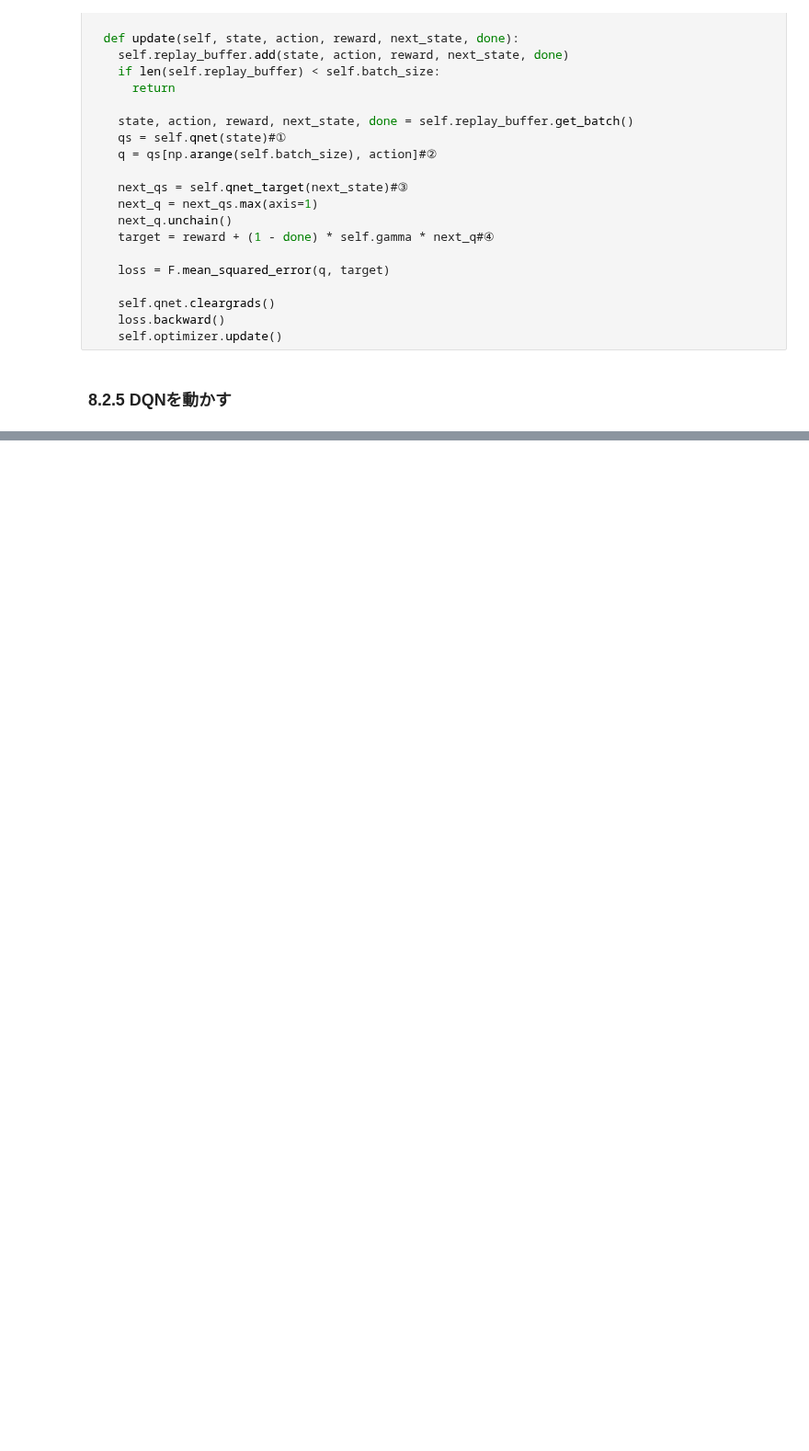
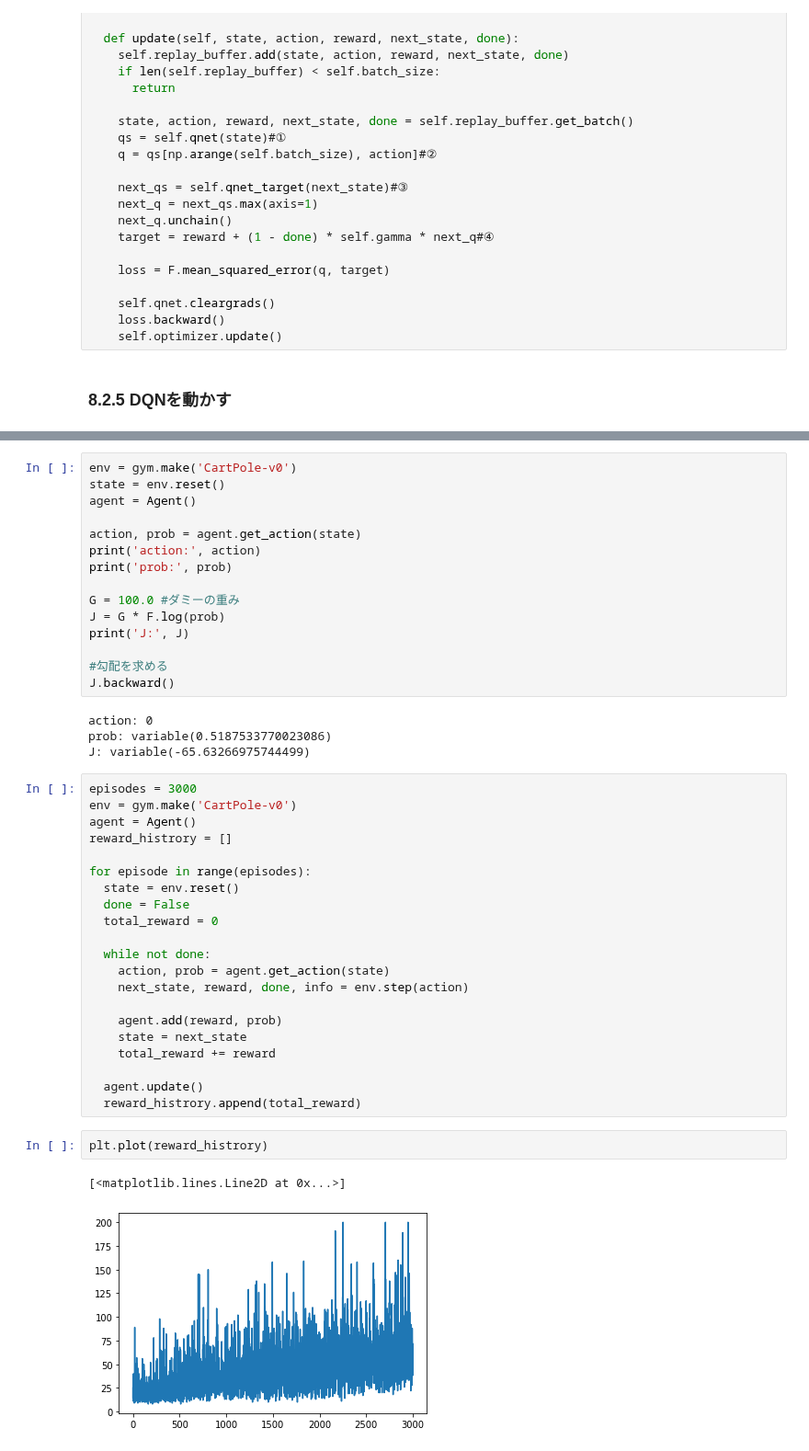
Before and after one commit to sota1111/DL_Zero, a Jupyter notebook: DL_Zero4_2.ipynb, the cells around one changed output, grey strips where cells are left out. Shown at 92% size. Drawn from its saved outputs; the diff is of its cells as text; blank space fills up the shorter version.

```diff
--- a/DL_Zero4_2.ipynb
+++ b/DL_Zero4_2.ipynb
@@ -286,0 +466,45 @@ AxisError: ignored
+# %%
+env = gym.make('CartPole-v0')
+state = env.reset()
+agent = Agent()
+
+action, prob = agent.get_action(state)
+print('action:', action)
+print('prob:', prob)
+
+G = 100.0 #ダミーの重み
+J = G * F.log(prob)
+print('J:', J)
+
+#勾配を求める
+J.backward()
+# %% [output]
+action: 0
+prob: variable(0.5187533770023086)
+J: variable(-65.63266975744499)
+# %%
+episodes = 3000
+env = gym.make('CartPole-v0')
+agent = Agent()
+reward_histrory = []
+
+for episode in range(episodes):
+  state = env.reset()
+  done = False
+  total_reward = 0
+
+  while not done:
+    action, prob = agent.get_action(state)
+    next_state, reward, done, info = env.step(action)
+
+    agent.add(reward, prob)
+    state = next_state
+    total_reward += reward
+
+  agent.update()
+  reward_histrory.append(total_reward)
+# %%
+plt.plot(reward_histrory)
+# %% [output]
+[<matplotlib.lines.Line2D at 0x...>]
+[figure, added]
```
Also changed, not shown: parts of 44 cells of this notebook.
